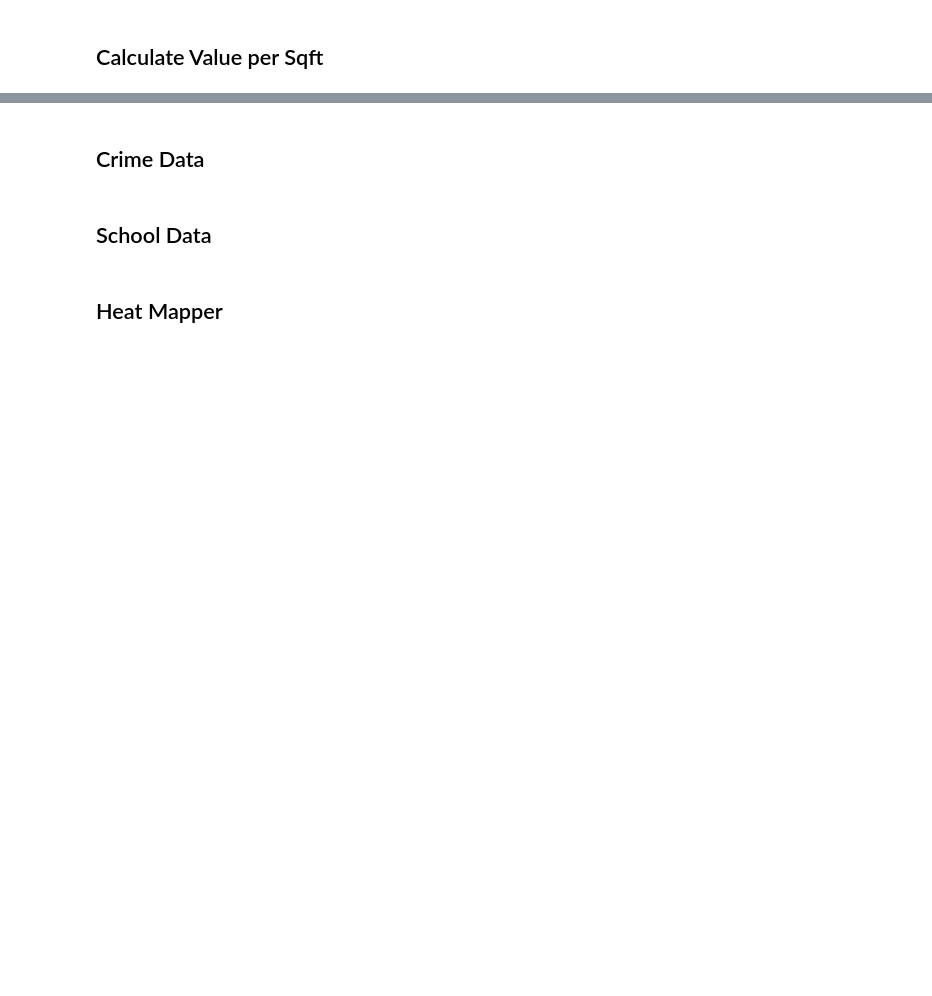
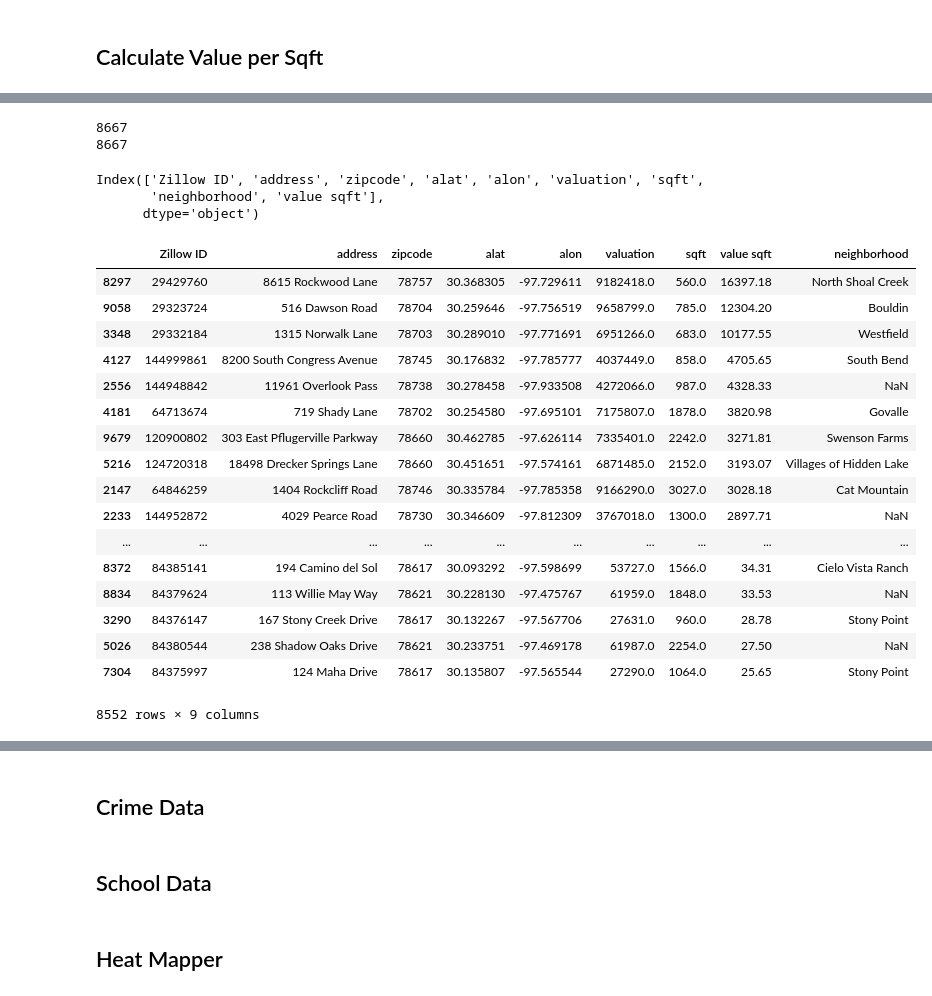
Before and after one commit to vlarie/EPIC_team5, a Jupyter notebook: EPICdata.ipynb, the cells around one changed output, grey strips where cells are left out. Cells and saved outputs as stored; diff of their text form; code cells hidden in the pictures; blank space fills up the shorter version.

```diff
--- a/EPICdata.ipynb
+++ b/EPICdata.ipynb
@@ -484,0 +566,40 @@ SyntaxError: invalid syntax (<ipython-input-12-08a253f4fbc3>, line 6)
+# %%
+# Checking to ensure lists are appropriate lengths
+print(len(masterDFdrops))
+print(len(valsqft))
+# %% [output]
+8667
+8667
+# %%
+# Adding "value sqft" column
+masterDFdrops["value sqft"] = valsqft
+
+# Reordering columns
+masterDFdrops = masterDFdrops[['Zillow ID', 'address', 'zipcode', 'alat', 'alon', 'valuation', 'sqft', 'value sqft', 'neighborhood']]
+masterDFdrops.head()
+# %% [output]
+Index(['Zillow ID', 'address', 'zipcode', 'alat', 'alon', 'valuation', 'sqft',
+       'neighborhood', 'value sqft'],
+      dtype='object')
+# %%
+# Checking high and low values with sort
+masterDFIMPORTclean.sort_values(by="value sqft", ascending=False)
+# %% [output]
+|  | Zillow ID | address | zipcode | alat | alon | valuation | sqft | value sqft | neighborhood |
+| 8297 | 29429760 | 8615 Rockwood Lane | 78757 | 30.368305 | -97.729611 | 9182418.0 | 560.0 | 16397.18 | North Shoal Creek |
+| 9058 | 29323724 | 516 Dawson Road | 78704 | 30.259646 | -97.756519 | 9658799.0 | 785.0 | 12304.20 | Bouldin |
+| 3348 | 29332184 | 1315 Norwalk Lane | 78703 | 30.289010 | -97.771691 | 6951266.0 | 683.0 | 10177.55 | Westfield |
+| 4127 | 144999861 | 8200 South Congress Avenue | 78745 | 30.176832 | -97.785777 | 4037449.0 | 858.0 | 4705.65 | South Bend |
+| 2556 | 144948842 | 11961 Overlook Pass | 78738 | 30.278458 | -97.933508 | 4272066.0 | 987.0 | 4328.33 | NaN |
+| 4181 | 64713674 | 719 Shady Lane | 78702 | 30.254580 | -97.695101 | 7175807.0 | 1878.0 | 3820.98 | Govalle |
+| 9679 | 120900802 | 303 East Pflugerville Parkway | 78660 | 30.462785 | -97.626114 | 7335401.0 | 2242.0 | 3271.81 | Swenson Farms |
+| 5216 | 124720318 | 18498 Drecker Springs Lane | 78660 | 30.451651 | -97.574161 | 6871485.0 | 2152.0 | 3193.07 | Villages of Hidden Lake |
+| 2147 | 64846259 | 1404 Rockcliff Road | 78746 | 30.335784 | -97.785358 | 9166290.0 | 3027.0 | 3028.18 | Cat Mountain |
+| 2233 | 144952872 | 4029 Pearce Road | 78730 | 30.346609 | -97.812309 | 3767018.0 | 1300.0 | 2897.71 | NaN |
+| ... | ... | ... | ... | ... | ... | ... | ... | ... | ... |
+| 8372 | 84385141 | 194 Camino del Sol | 78617 | 30.093292 | -97.598699 | 53727.0 | 1566.0 | 34.31 | Cielo Vista Ranch |
+| 8834 | 84379624 | 113 Willie May Way | 78621 | 30.228130 | -97.475767 | 61959.0 | 1848.0 | 33.53 | NaN |
+| 3290 | 84376147 | 167 Stony Creek Drive | 78617 | 30.132267 | -97.567706 | 27631.0 | 960.0 | 28.78 | Stony Point |
+| 5026 | 84380544 | 238 Shadow Oaks Drive | 78621 | 30.233751 | -97.469178 | 61987.0 | 2254.0 | 27.50 | NaN |
+| 7304 | 84375997 | 124 Maha Drive | 78617 | 30.135807 | -97.565544 | 27290.0 | 1064.0 | 25.65 | Stony Point |
+8552 rows × 9 columns
```
Also changed, not shown: parts of 15 cells of this notebook, 1 other file.
